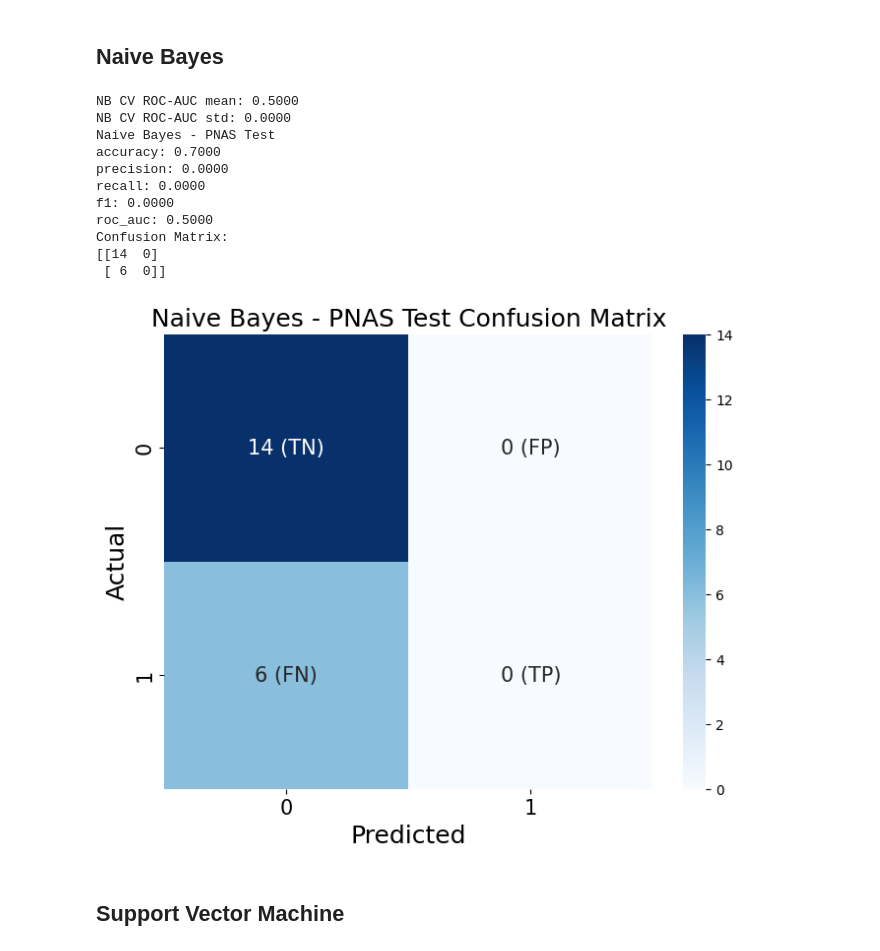
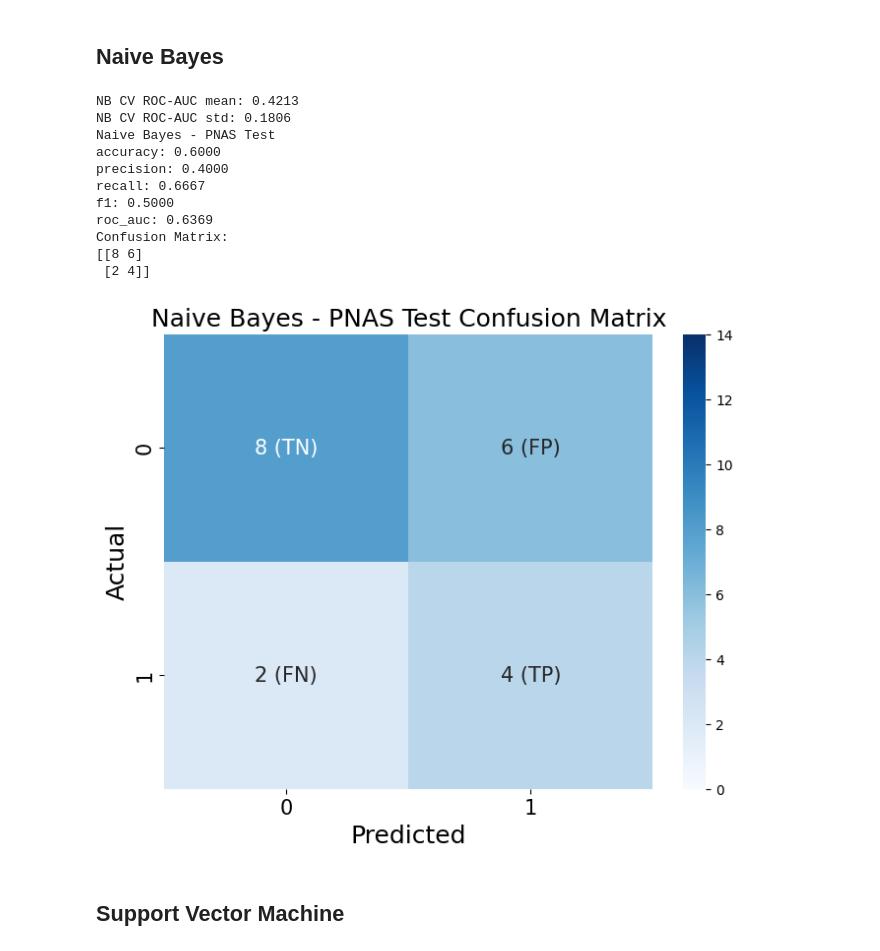
Before and after one commit to sas062/beng203_breast_cancer_recurrence_classifier, a Jupyter notebook: validation_recurrence_classifier.ipynb, the cells around one changed output. Cells and saved outputs as stored; diff of their text form; code cells hidden in the pictures.

```diff
--- a/validation_recurrence_classifier.ipynb
+++ b/validation_recurrence_classifier.ipynb
@@ -170,8 +171,9 @@ Name: count, dtype: int64
 ## Logistic Regression
 # %%
 LR_Model = Pipeline([
+    ("select", SelectKBest(score_func=f_classif, k=10)),
     ("scaler", MinMaxScaler()),
-    ("classifier", LogisticRegression(max_iter=1000, class_weight="balanced", solver="liblinear")),
+    ("classifier", LogisticRegression(max_iter=2000, class_weight="balanced", solver="liblinear", penalty="l1", C=1.0)),
 ])
 
 LR_cv = StratifiedGroupKFold(n_splits=5, shuffle=True, random_state=42)
@@ -208,12 +210,18 @@ Confusion Matrix:
 # %% [markdown]
 ## Random Forest
 # %%
-RF_Model = RandomForestClassifier(
-    n_estimators=500,
-    class_weight="balanced",
-    random_state=42,
-    n_jobs=-1,
-)
+RF_Model = Pipeline([
+    ("select", SelectKBest(score_func=f_classif, k=10)),
+    ("rf", RandomForestClassifier(
+        n_estimators=500,
+        class_weight="balanced",
+        random_state=42,
+        n_jobs=-1,
+        max_depth=None,
+        min_samples_leaf=1,
+        max_features="sqrt",
+    )),
+])
 
 RF_cv = StratifiedGroupKFold(n_splits=5, shuffle=True, random_state=42)
 RF_cross_scores = cross_val_score(
@@ -248,39 +256,39 @@ Confusion Matrix:
 ## Naive Bayes
 # %%
 NB_Model = Pipeline([
+    ("select", SelectKBest(score_func=f_classif, k=10)),
     ("scaler", MinMaxScaler()),
     ("classifier", GaussianNB()),
 ])
-
 NB_cv = StratifiedGroupKFold(n_splits=5, shuffle=True, random_state=42)
 NB_cross_scores = cross_val_score(
     NB_Model,
     X_train,
     y_train,
     cv=NB_cv,
     groups=groups_train,
     scoring="roc_auc",
 )
 print(f"NB CV ROC-AUC mean: {NB_cross_scores.mean():.4f}")
 print(f"NB CV ROC-AUC std: {NB_cross_scores.std():.4f}")
 
 NB_Model.fit(X_train, y_train)
 trained_models["Naive Bayes"] = NB_Model
 
 pnas_results.append(evaluate_model(NB_Model, X_test, y_test, "Naive Bayes - PNAS Test"))
 # %% [output]
-NB CV ROC-AUC mean: 0.5000
-NB CV ROC-AUC std: 0.0000
+NB CV ROC-AUC mean: 0.4213
+NB CV ROC-AUC std: 0.1806
 Naive Bayes - PNAS Test
-accuracy: 0.7000
-precision: 0.0000
-recall: 0.0000
-f1: 0.0000
-roc_auc: 0.5000
+accuracy: 0.6000
+precision: 0.4000
+recall: 0.6667
+f1: 0.5000
+roc_auc: 0.6369
 Confusion Matrix:
-[[14  0]
- [ 6  0]]
+[[8 6]
+ [2 4]]
-[figure, old version]
+[figure, new version]
 # %% [markdown]
 ## Support Vector Machine
 # %%
```
Also changed, not shown: parts of 12 cells of this notebook.
